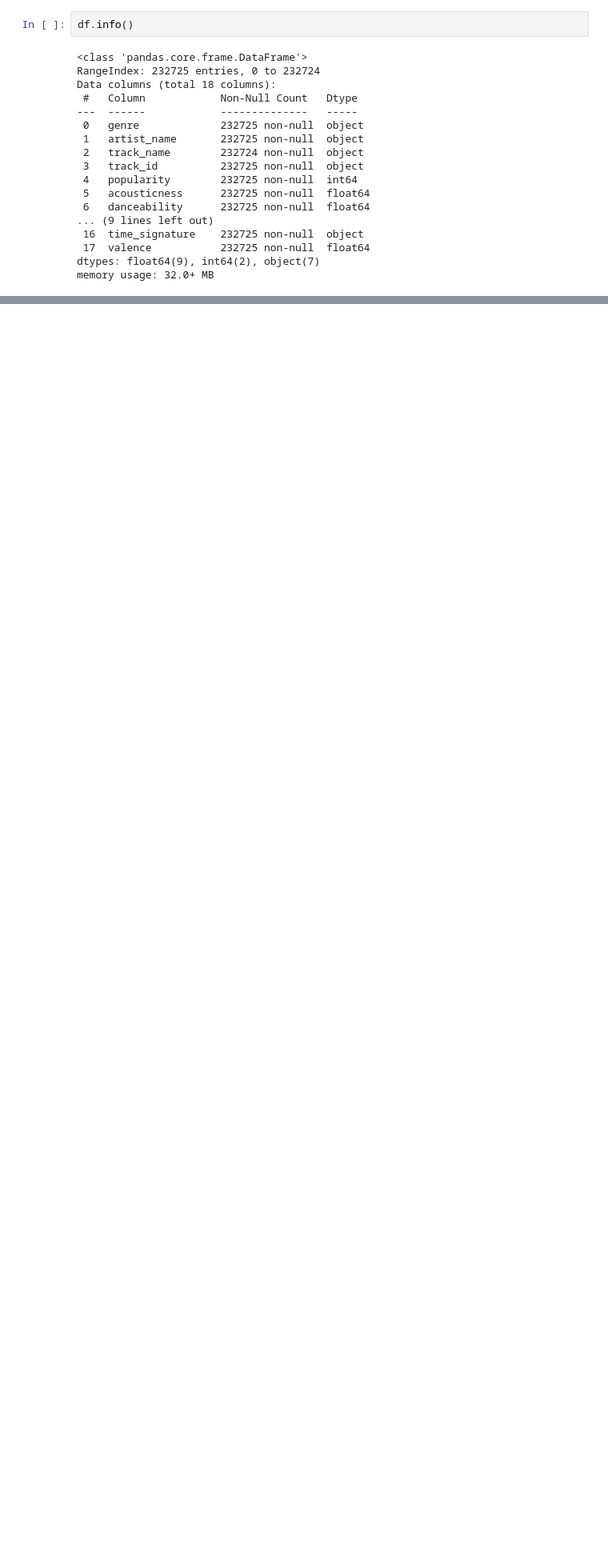
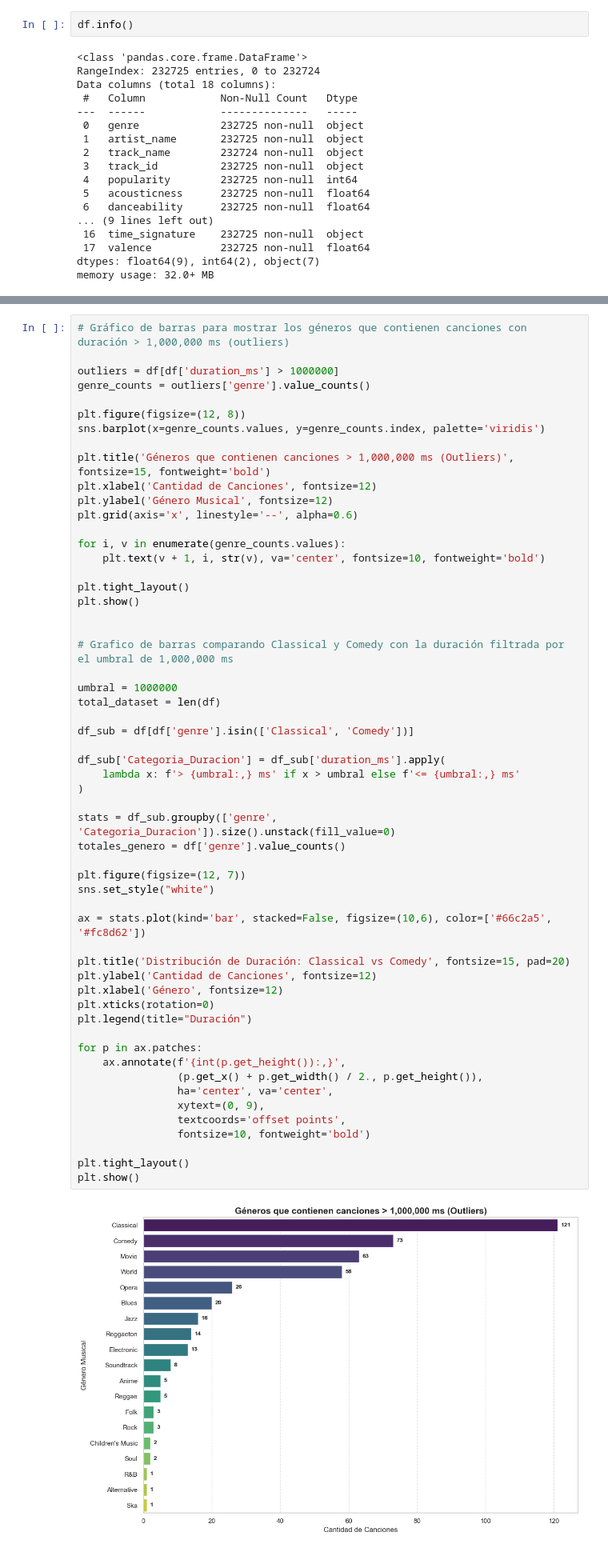
Before and after one commit to papo888/proyecto-ml, a Jupyter notebook: notebooks/01_eda_y_preparacion.ipynb, the cells around one changed output, grey strips where cells are left out. Shown at 80% size. Saved outputs shown, nothing was run; the diff lists cells and outputs as text; blank space fills up the shorter version.

```diff
--- a/notebooks/01_eda_y_preparacion.ipynb
+++ b/notebooks/01_eda_y_preparacion.ipynb
@@ -97,0 +176,58 @@ df.describe(include='all')
+# %%
+# Gráfico de barras para mostrar los géneros que contienen canciones con duración > 1,000,000 ms (outliers)
+
+outliers = df[df['duration_ms'] > 1000000]
+genre_counts = outliers['genre'].value_counts()
+
+plt.figure(figsize=(12, 8))
+sns.barplot(x=genre_counts.values, y=genre_counts.index, palette='viridis')
+
+plt.title('Géneros que contienen canciones > 1,000,000 ms (Outliers)', fontsize=15, fontweight='bold')
+plt.xlabel('Cantidad de Canciones', fontsize=12)
+plt.ylabel('Género Musical', fontsize=12)
+plt.grid(axis='x', linestyle='--', alpha=0.6)
+
+for i, v in enumerate(genre_counts.values):
+    plt.text(v + 1, i, str(v), va='center', fontsize=10, fontweight='bold')
+
+plt.tight_layout()
+plt.show()
+
+
+# Grafico de barras comparando Classical y Comedy con la duración filtrada por el umbral de 1,000,000 ms
+
+umbral = 1000000
+total_dataset = len(df)
+
+df_sub = df[df['genre'].isin(['Classical', 'Comedy'])]
+
+df_sub['Categoria_Duracion'] = df_sub['duration_ms'].apply(
+    lambda x: f'> {umbral:,} ms' if x > umbral else f'<= {umbral:,} ms'
+)
+
+stats = df_sub.groupby(['genre', 'Categoria_Duracion']).size().unstack(fill_value=0)
+totales_genero = df['genre'].value_counts()
+
+plt.figure(figsize=(12, 7))
+sns.set_style("white")
+
+ax = stats.plot(kind='bar', stacked=False, figsize=(10,6), color=['#66c2a5', '#fc8d62'])
+
+plt.title('Distribución de Duración: Classical vs Comedy', fontsize=15, pad=20)
+plt.ylabel('Cantidad de Canciones', fontsize=12)
+plt.xlabel('Género', fontsize=12)
+plt.xticks(rotation=0)
+plt.legend(title="Duración")
+
+for p in ax.patches:
+    ax.annotate(f'{int(p.get_height()):,}',
+                (p.get_x() + p.get_width() / 2., p.get_height()),
+                ha='center', va='center',
+                xytext=(0, 9),
+                textcoords='offset points',
+                fontsize=10, fontweight='bold')
+
+plt.tight_layout()
+plt.show()
+# %% [output]
+[figure, added]
```
Also changed, not shown: parts of 48 cells of this notebook, 8 other files.
